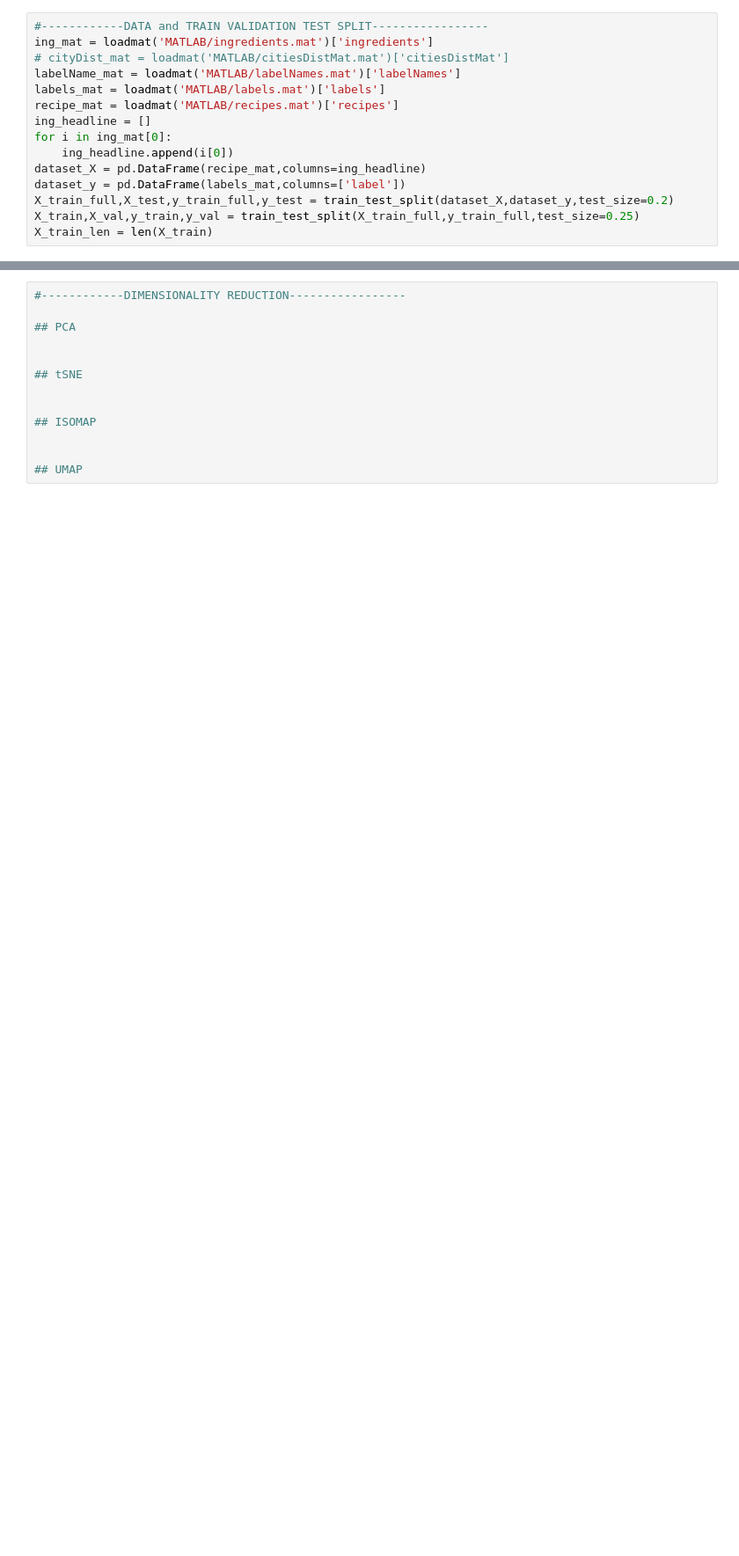
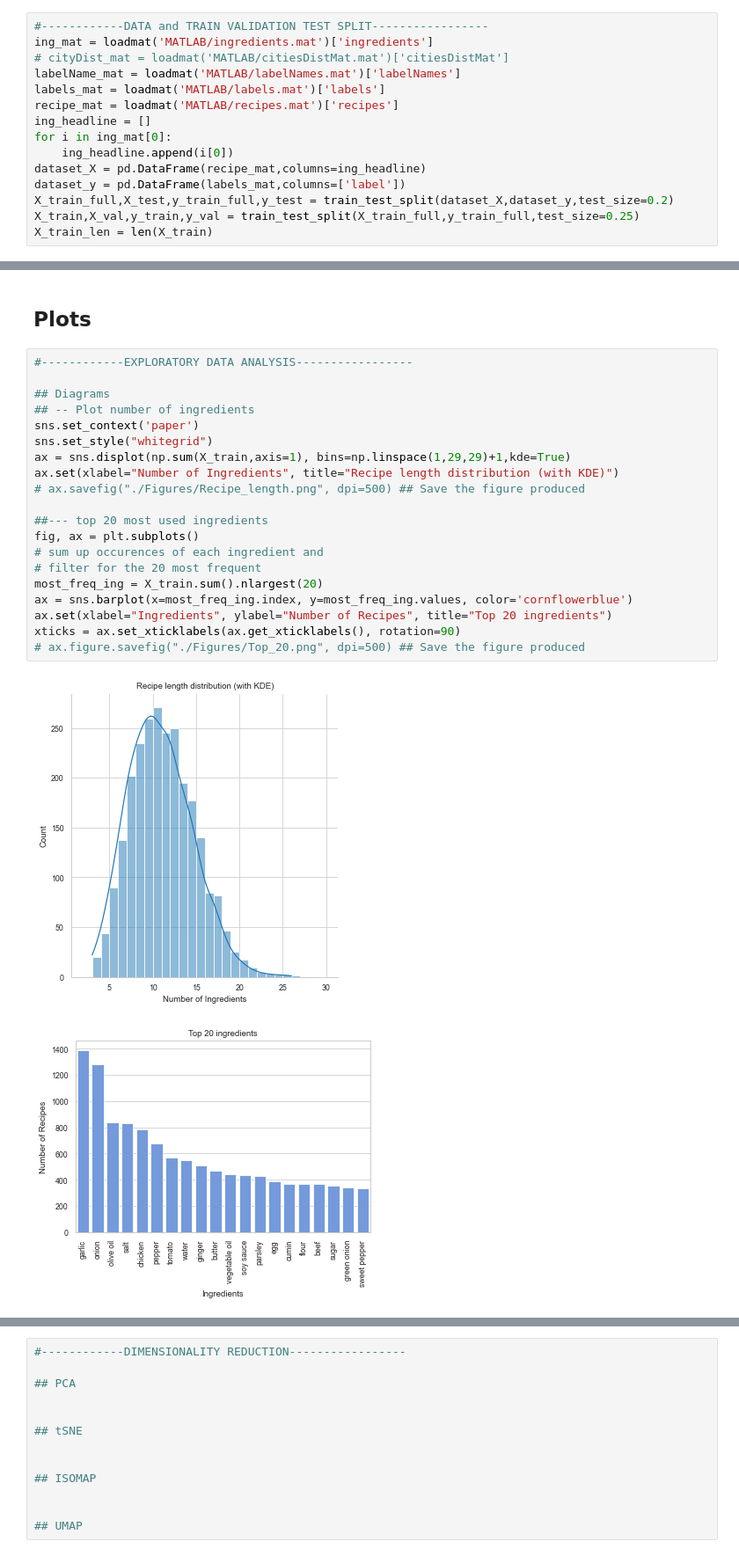
Before and after one commit to TedOiler/dme_gp, a Jupyter notebook: recipes/main.ipynb, the cells around one changed output, grey strips where cells are left out. Shown: that part at 88% size. Saved outputs shown, nothing was run; the diff lists cells and outputs as text; blank space fills up the shorter version.

Commit message:
Initial Plots & consolidated file

```diff
--- a/recipes/main.ipynb
+++ b/recipes/main.ipynb
@@ -37,0 +46,25 @@ X_train_len = len(X_train)
+# %% [markdown]
+## Plots
+# %%
+#------------EXPLORATORY DATA ANALYSIS-----------------
+
+## Diagrams
+## -- Plot number of ingredients
+sns.set_context('paper')
+sns.set_style("whitegrid")
+ax = sns.displot(np.sum(X_train,axis=1), bins=np.linspace(1,29,29)+1,kde=True)
+ax.set(xlabel="Number of Ingredients", title="Recipe length distribution (with KDE)")
+# ax.savefig("./Figures/Recipe_length.png", dpi=500) ## Save the figure produced
+
+##--- top 20 most used ingredients
+fig, ax = plt.subplots()
+# sum up occurences of each ingredient and
+# filter for the 20 most frequent
+most_freq_ing = X_train.sum().nlargest(20)
+ax = sns.barplot(x=most_freq_ing.index, y=most_freq_ing.values, color='cornflowerblue')
+ax.set(xlabel="Ingredients", ylabel="Number of Recipes", title="Top 20 ingredients")
+xticks = ax.set_xticklabels(ax.get_xticklabels(), rotation=90)
+# ax.figure.savefig("./Figures/Top_20.png", dpi=500) ## Save the figure produced
+# %% [output]
+[figure, added]
+[figure, added]
```
Also changed, not shown: parts of 5 cells of this notebook, 3 other files.
